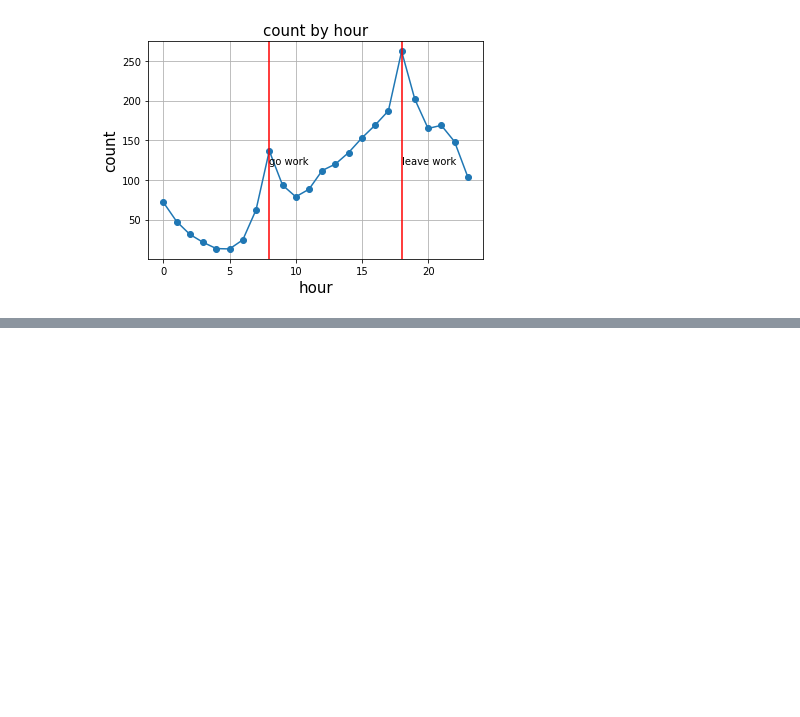
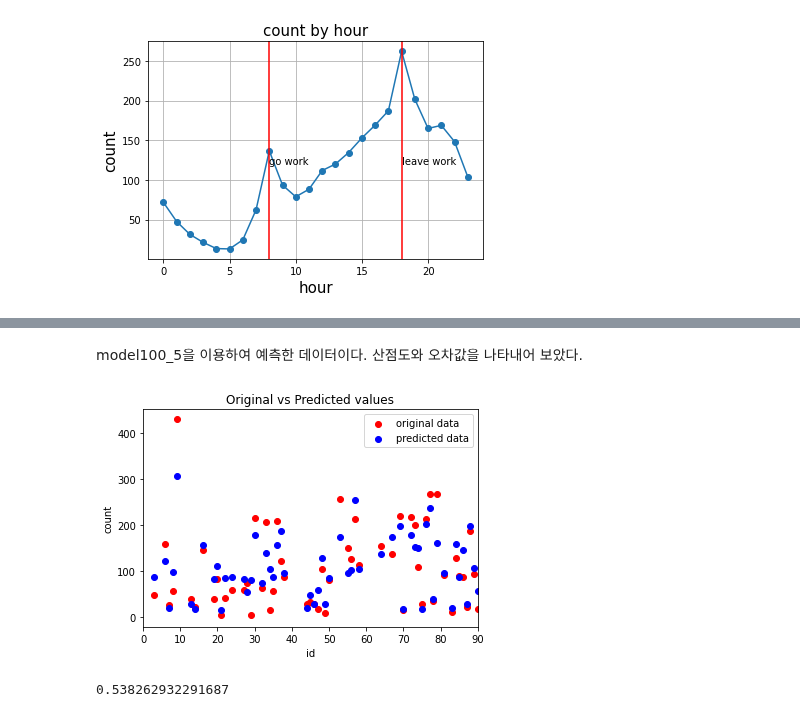
Before and after one commit to gyungyunni/DAP__, a Jupyter notebook: 데분프_과제_final.ipynb, the cells around one changed output, grey strips where cells are left out. Cells and saved outputs as stored; diff of their text form; code cells hidden in the pictures; blank space fills up the shorter version.

```diff
--- a/데분프_과제_final.ipynb
+++ b/데분프_과제_final.ipynb
@@ -170,9 +272,4 @@ plt.show()
 # %%
-#찾을 것이 count이기 때문에 count와 상관계수 높은 변수 찾기 hour, hour_bef_temperature, hour_bef_windspeed
-plt.figure(figsize=(10,10))
-sns.heatmap(train_data.corr(), annot=True)
-plt.show()
-
 null_remover_by_hour('hour_bef_temperature', train_data)
 null_remover_by_hour('hour_bef_windspeed', train_data)
 null_remover_by_hour('hour_bef_temperature', test_data)
@@ -180,4 +277,6 @@ null_remover_by_hour('hour_bef_windspeed', test_data)
 null_remover_by_hour('hour_bef_humidity', train_data)
 null_remover_by_hour('hour_bef_humidity', test_data)
 train_data['hour_bef_ozone'].fillna(0.0321275, inplace=True)
-print(train_data.isna().sum())
+
+train_data.interpolate(inplace=True)
+test_data.fillna(0, inplace=True)
@@ -197,0 +428,20 @@ dtype: int64
+# %% [markdown]
+model100_5을 이용하여 예측한 데이터이다. 산점도와 오차값을 나타내어 보았다.
+# %%
+# predict our car price
+train_backup['count']=ypred2
+plt.scatter(train_data['id'],train_data['count'],label = "original data",color ="red")
+plt.scatter(train_backup['id'],train_backup['count'],label = "predicted data",color ="blue")
+
+plt.legend()
+plt.xlim([0, 90])
+
+plt.xlabel("id")
+plt.ylabel("count")
+plt.title("Original vs Predicted values")
+plt.show()
+
+rmsle(train_backup['count'],train_data['count'])
+# %% [output]
+[figure, added]
+0.538262932291687
```
Also changed, not shown: parts of 40 cells of this notebook.
